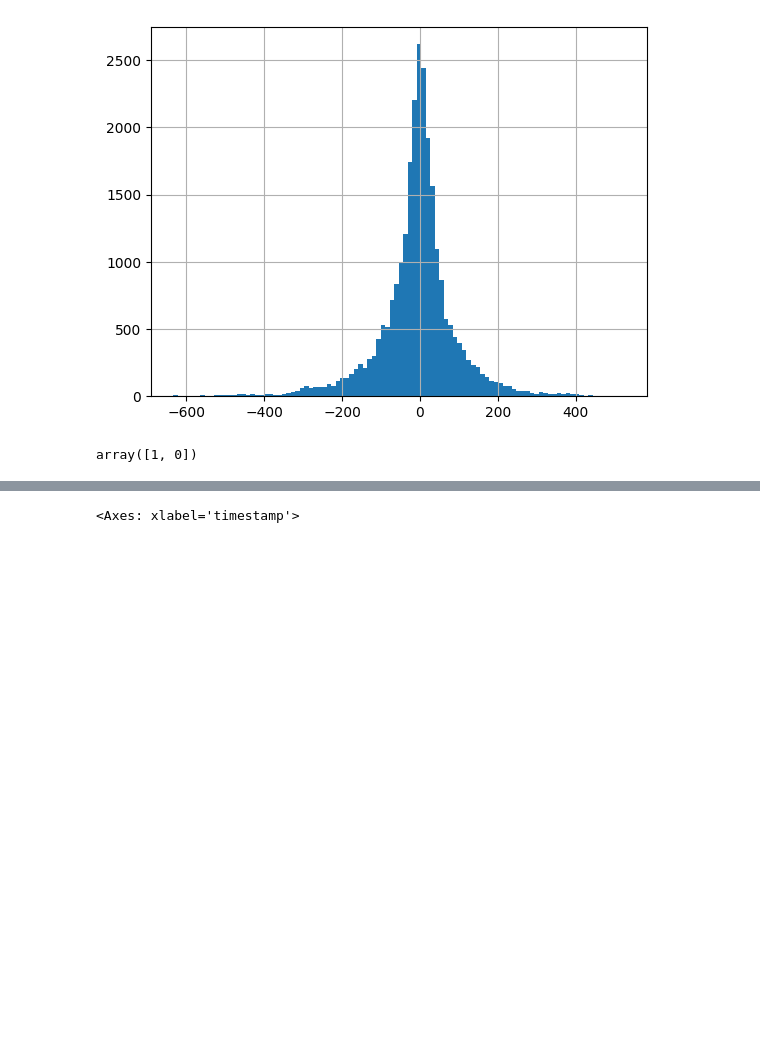
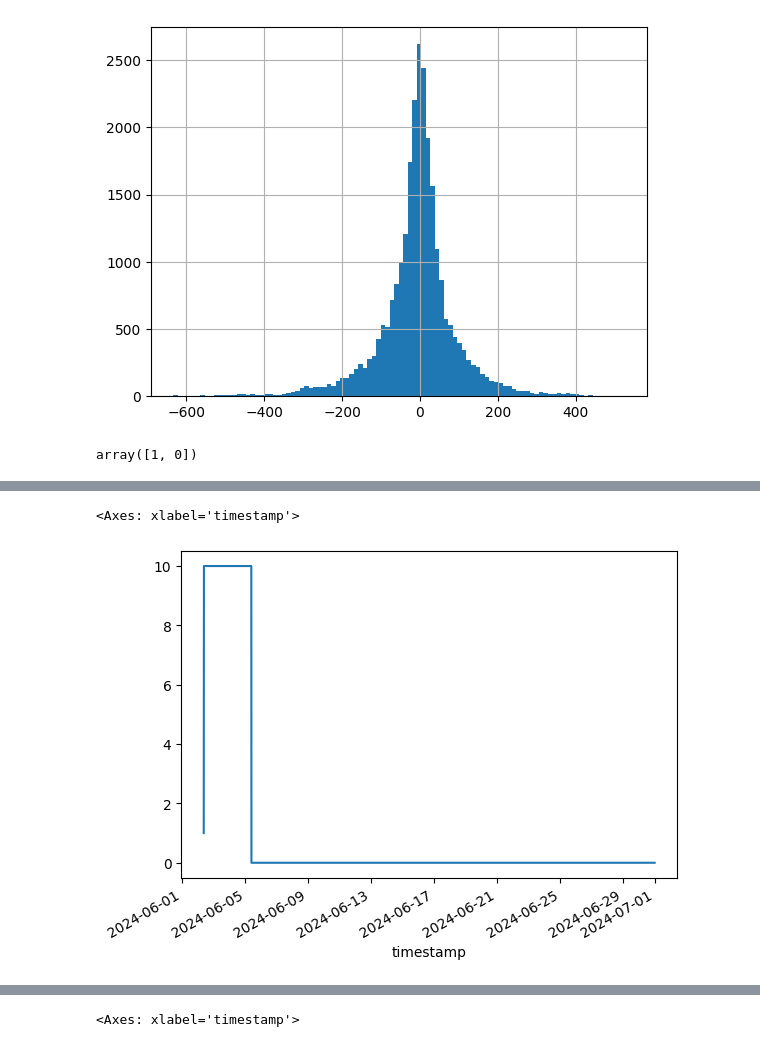
Before and after one commit to Wayy-Research/wrtrade, a Jupyter notebook: examples/example.ipynb, the cells around one changed output, grey strips where cells are left out. Drawn from its saved outputs; the diff is of its cells as text; code cells hidden in the pictures; blank space fills up the shorter version.

```diff
--- a/examples/example.ipynb
+++ b/examples/example.ipynb
@@ -141,3 +216,8 @@ p.get_results()
+# %%
+p.position.plot()
+# %% [output]
+<Axes: xlabel='timestamp'>
+[figure, added]
 # %%
 p.cumulative_returns.plot()
 # %% [output]
```
Also changed, not shown: parts of 11 cells of this notebook, 15 other files.
